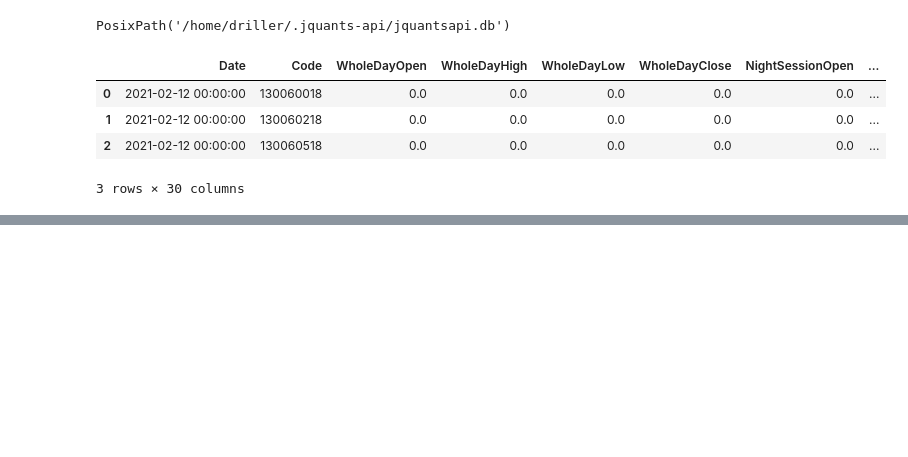
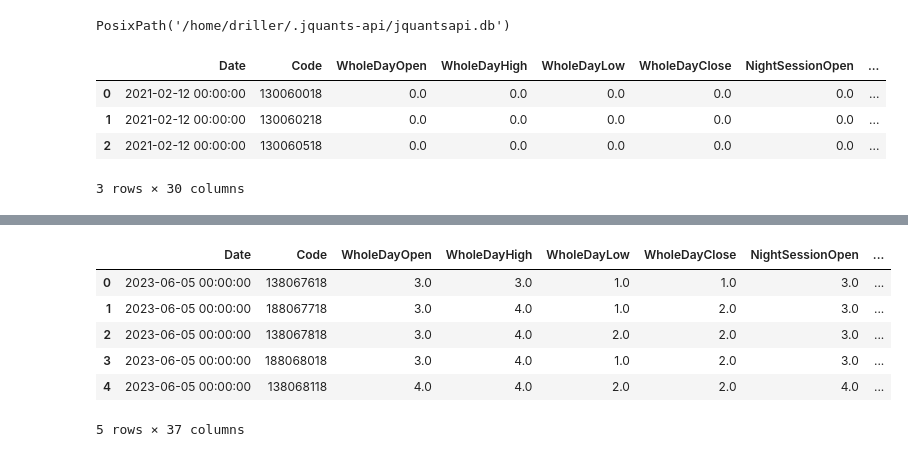
Before and after one commit to fin-py/option-data-hands-on, a Jupyter notebook: docs/jquants-derivatives.ipynb, the cells around one changed output, grey strips where cells are left out. Saved outputs shown, nothing was run; the diff lists cells and outputs as text; code cells hidden in the pictures; blank space fills up the shorter version.

```diff
--- a/docs/jquants-derivatives.ipynb
+++ b/docs/jquants-derivatives.ipynb
@@ -59,0 +110,10 @@ sample_df
+# %%
+op_20230605.contracts_dfs["2023-06"].head()
+# %% [output]
+|  | Date | Code | WholeDayOpen | WholeDayHigh | WholeDayLow | WholeDayClose | NightSessionOpen | ... |
+| 0 | 2023-06-05 00:00:00 | 138067618 | 3.0 | 3.0 | 1.0 | 1.0 | 3.0 | ... |
+| 1 | 2023-06-05 00:00:00 | 188067718 | 3.0 | 4.0 | 1.0 | 2.0 | 3.0 | ... |
+| 2 | 2023-06-05 00:00:00 | 138067818 | 3.0 | 4.0 | 2.0 | 2.0 | 3.0 | ... |
+| 3 | 2023-06-05 00:00:00 | 188068018 | 3.0 | 4.0 | 1.0 | 2.0 | 3.0 | ... |
+| 4 | 2023-06-05 00:00:00 | 138068118 | 4.0 | 4.0 | 2.0 | 2.0 | 4.0 | ... |
+5 rows × 37 columns
```
Also changed, not shown: parts of 17 cells of this notebook, 3 other files.
